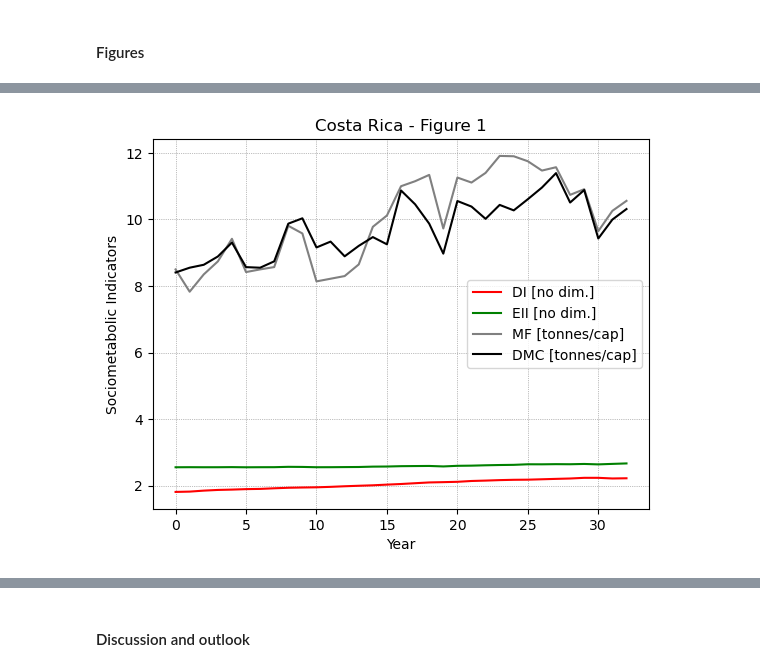
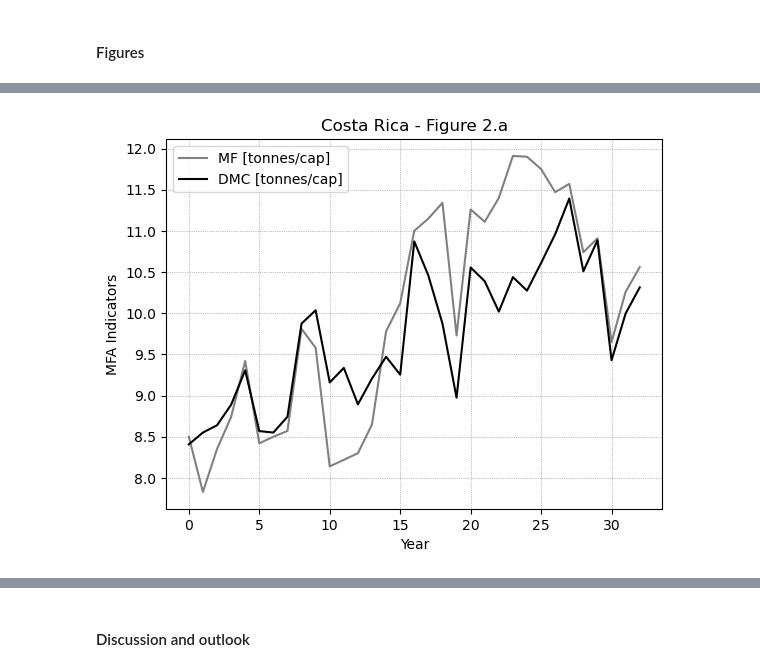
Before and after one commit to SamGrof/SDI_Decomposition, a Jupyter notebook: SDI_Index_Decomposition_Costa_Rica_July_24.ipynb, the cells around one changed output, grey strips where cells are left out. Drawn from its saved outputs; the diff is of its cells as text; code cells hidden in the pictures.

Commit message:
Restructured plots into a/b and worked on the discussion

```diff
--- a/SDI_Index_Decomposition_Costa_Rica_July_24.ipynb
+++ b/SDI_Index_Decomposition_Costa_Rica_July_24.ipynb
@@ -141,6 +145,7 @@ for x in range(2,35):
 DevIndCRI = np.array(lst)
 # %%
 # Processing data through EII-function, returns the numpy array 'EcoImpIndCRI'.
+lst = []
 for x in range(2,35):
      if x >= 2:
           lst += [EII(dfSDIT.iat[x,37],dfLET.iat[x,37],dfMST.iat[x,37],dfEST.iat[x,37],dfGNIT.iat[x,37])]
@@ -184,23 +233,21 @@ DIoverDMC = np.array((DevIndCRI/dfDMCT.iloc[24:57].T).T) # Social Material Inten
 # %%
-# Figure 1
-# Plotting the SDI and Drivers for Costa Rica from 1990 to 2022
+# Figure 2.a
+# Plotting DMC, MF for Costa Rica from 1990 to 2022
 
-plt.plot(DevIndCRI, label='DI [no dim.]', color='red')
-plt.plot(EcoImpIndCRI, label='EII [no dim.]', color='green')
 plt.plot(MF, label='MF [tonnes/cap]', color='gray')
 plt.plot(DMC, label='DMC [tonnes/cap]', color='black')
 
 # Set a distance of 5 years for the time axes ticks
 ax = plt.gca()
 ax.xaxis.set_major_locator(MultipleLocator(base=5))
 
 # Adding labels, grid and title
 plt.xlabel('Year')
-plt.ylabel('Sociometabolic Indicators')
-plt.title('Costa Rica - Figure 1')
+plt.ylabel('MFA Indicators')
+plt.title('Costa Rica - Figure 2.a')
 plt.legend()
 plt.grid(True, linestyle=':', linewidth=0.5, color='gray', markersize=2)
 
 plt.show()
 # %% [output]
-[figure, old version]
+[figure, new version]
```
Also changed, not shown: parts of 10 cells of this notebook.
